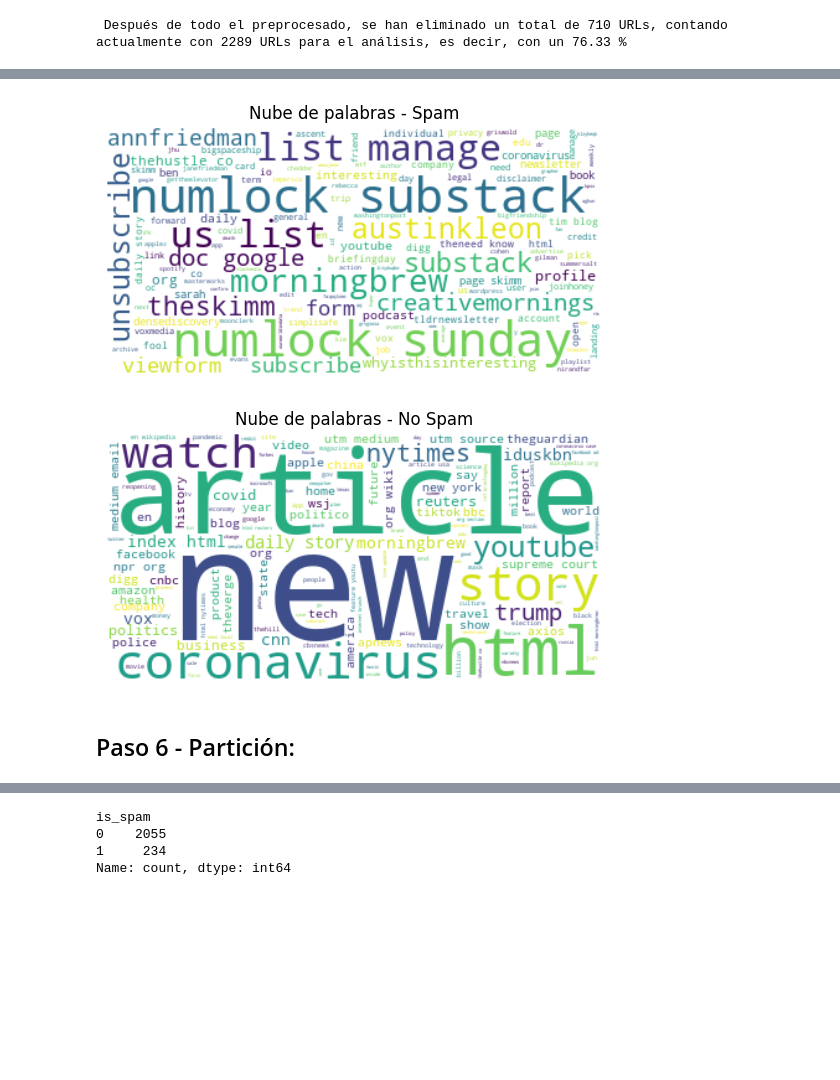
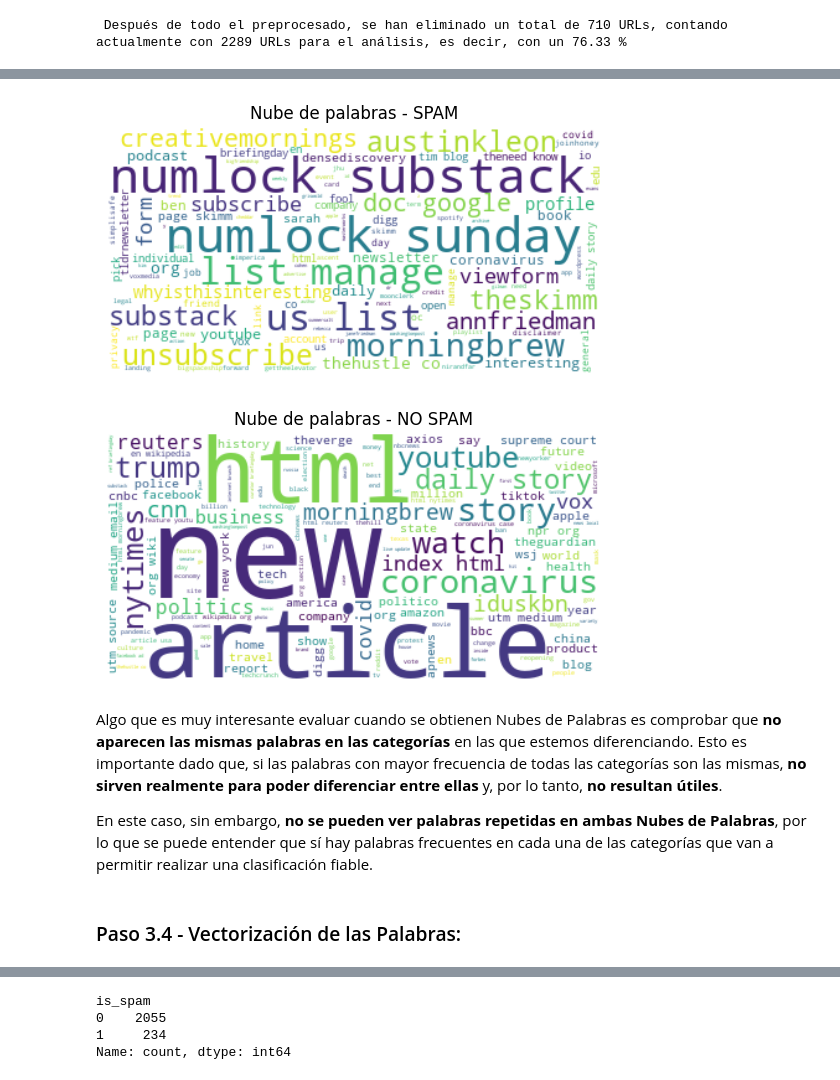
Before and after one commit to 4GeeksAcademy/NLP-clara-ab, a Jupyter notebook: src/explore.ipynb, the cells around one changed output, grey strips where cells are left out. Cells and saved outputs as stored; diff of their text form; code cells hidden in the pictures; blank space fills up the shorter version.

```diff
--- a/src/explore.ipynb
+++ b/src/explore.ipynb
@@ -272,23 +294,29 @@ print(f" Después de todo el preprocesado, se han eliminado un total de {abs(df.
 # %%
-# Dividir en dos grupos según si es spam o no
-spam_url = ' '.join(df_prepro[df_prepro['is_spam'] == 1]['url_prepro'])
-no_spam_url = ' '.join(df_prepro[df_prepro['is_spam'] == 0]['url_prepro'])
+# Se separan las URLs en dos grupos según si son (1) o no (0) spam :
+spam_url = ' '.join(df_prepro[df_prepro['is_spam'] == 1]['url_prepro']);
+no_spam_url = ' '.join(df_prepro[df_prepro['is_spam'] == 0]['url_prepro']);
 
-wordcloud_spam = WordCloud(background_color = "white", max_words = 500, contour_color = "steelblue", collocations = True)
-wordcloud_spam.generate(spam_url)
-plt.imshow(wordcloud_spam, interpolation='bilinear')
-plt.axis('off')
-plt.title("Nube de palabras - Spam")
-plt.show()
+# # # Nube de Palabras - SPAM # # #
+wordcloud_spam = WordCloud(background_color = "white", max_words = 500, contour_color = "steelblue", collocations = True);
+wordcloud_spam.generate(spam_url);
+plt.imshow(wordcloud_spam, interpolation='bilinear');
+plt.axis('off');
+plt.title("Nube de palabras - SPAM");
+plt.show();
 
-wordcloud_no_spam = WordCloud(background_color = "white", max_words = 500, contour_color = "steelblue", collocations = True)
-wordcloud_no_spam.generate(no_spam_url)
-plt.imshow(wordcloud_no_spam, interpolation='bilinear')
-plt.axis('off')
-plt.title("Nube de palabras - No Spam")
-plt.show()
+# # # Nube de Palabras - NO SPAM # # #
+wordcloud_no_spam = WordCloud(background_color = "white", max_words = 500, contour_color = "steelblue", collocations = True);
+wordcloud_no_spam.generate(no_spam_url);
+plt.imshow(wordcloud_no_spam, interpolation='bilinear');
+plt.axis('off');
+plt.title("Nube de palabras - NO SPAM");
+plt.show();
 # %% [output]
-[figure, old version]
+[figure, new version]
-[figure, old version]
+[figure, new version]
-# %% [markdown]
-## Paso 6 - Partición:
+# %% [markdown]
+Algo que es muy interesante evaluar cuando se obtienen Nubes de Palabras es comprobar que **no aparecen las mismas palabras en las categorías** en las que estemos diferenciando. Esto es importante dado que, si las palabras con mayor frecuencia de todas las categorías son las mismas, **no sirven realmente para poder diferenciar entre ellas** y, por lo tanto, **no resultan útiles**.
+
+En este caso, sin embargo, **no se pueden ver palabras repetidas en ambas Nubes de Palabras**, por lo que se puede entender que sí hay palabras frecuentes en cada una de las categorías que van a permitir realizar una clasificación fiable.
+# %% [markdown]
+### Paso 3.4 - Vectorización de las Palabras:
```
Also changed, not shown: parts of 42 cells of this notebook.
